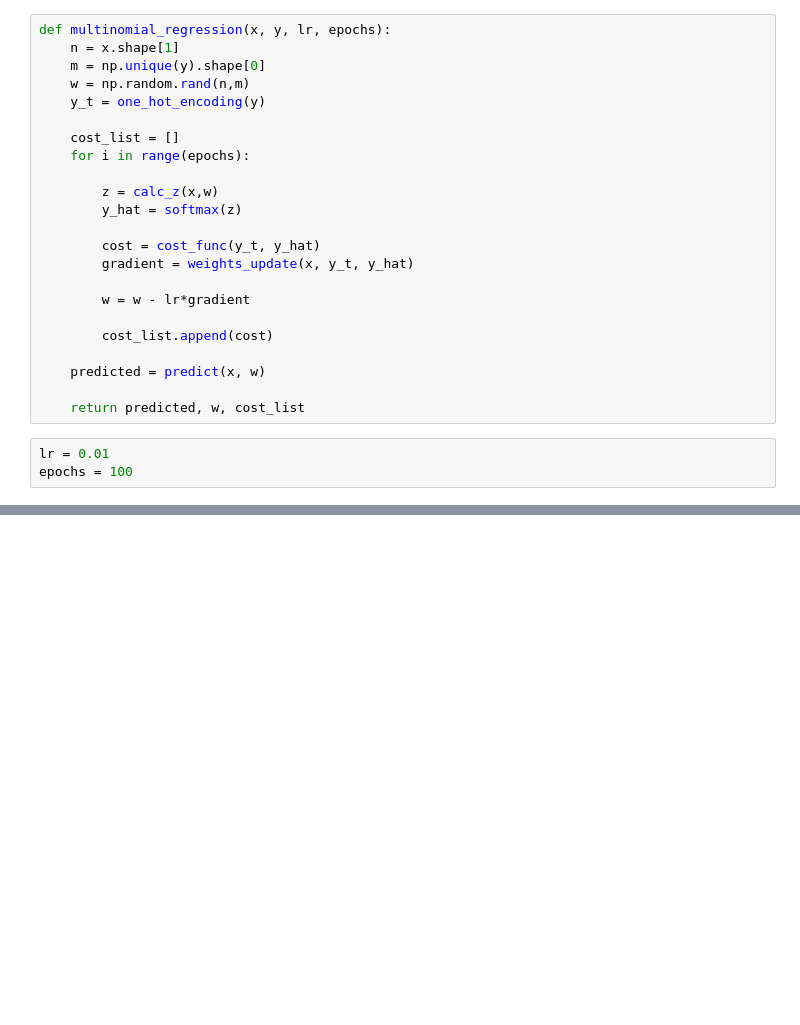
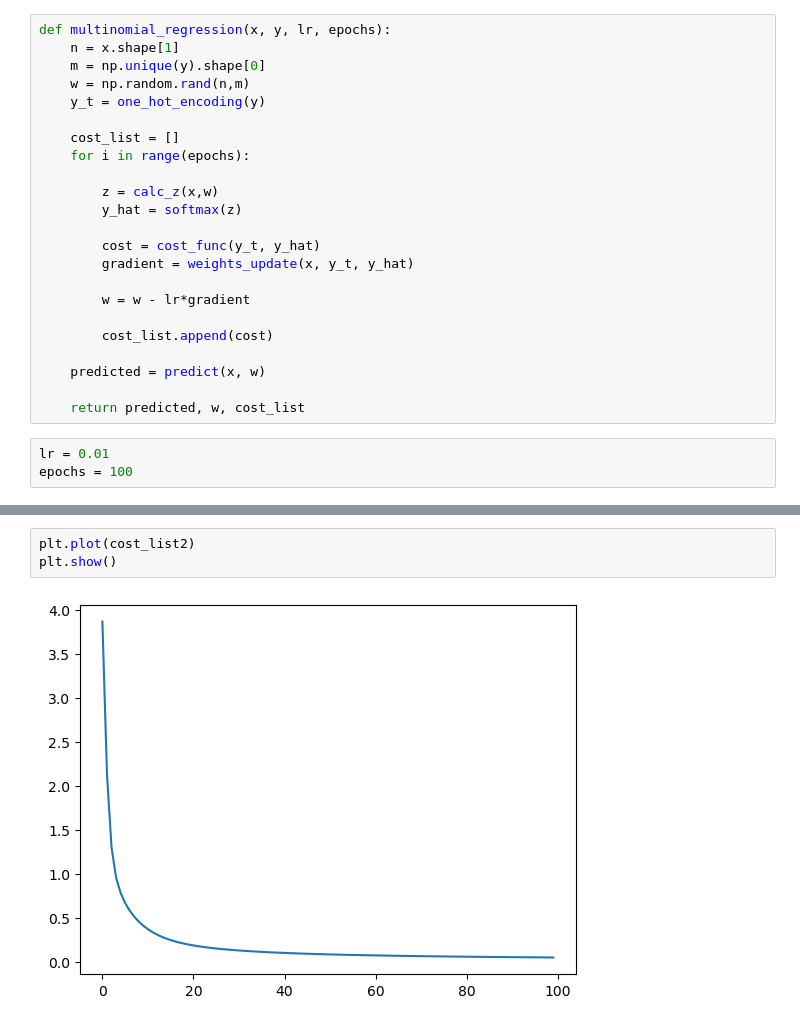
Before and after one commit to abhigya97/Seminar_in_Computational_Linguistics, a Jupyter notebook: Seminar_Logistic Regression.ipynb, the cells around one changed output, grey strips where cells are left out. Saved outputs shown, nothing was run; the diff lists cells and outputs as text; blank space fills up the shorter version.

```diff
--- a/Seminar_Logistic Regression.ipynb
+++ b/Seminar_Logistic Regression.ipynb
@@ -108,0 +162,5 @@ plt.show()
+# %%
+plt.plot(cost_list2)
+plt.show()
+# %% [output]
+[figure, added]
```
Also changed, not shown: parts of 5 cells of this notebook.
